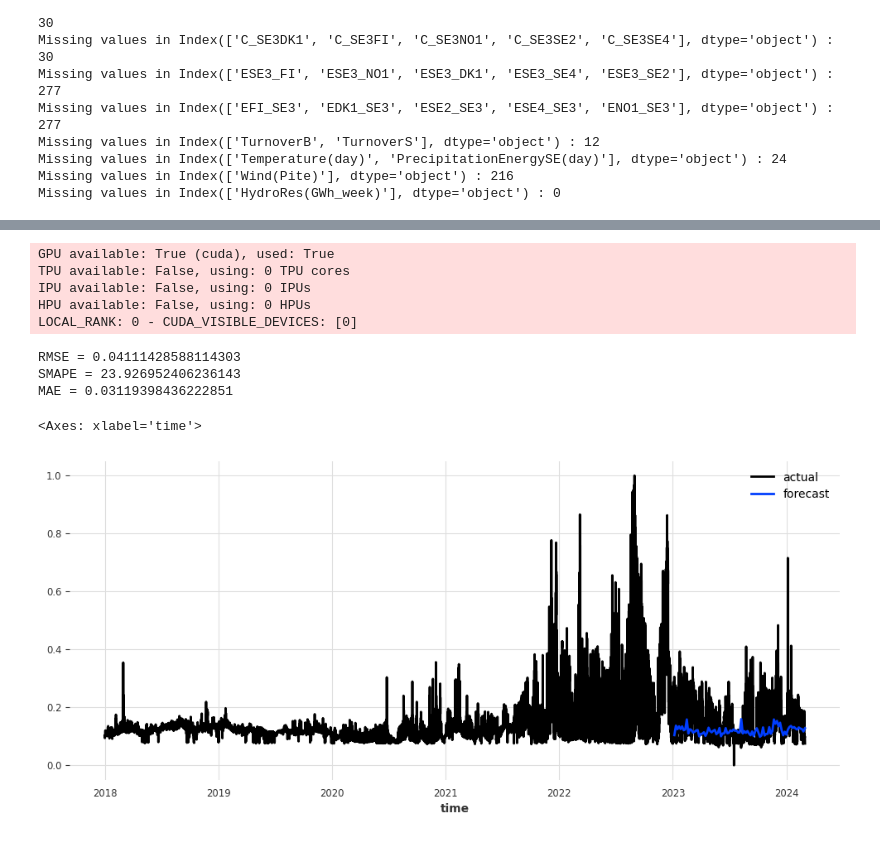
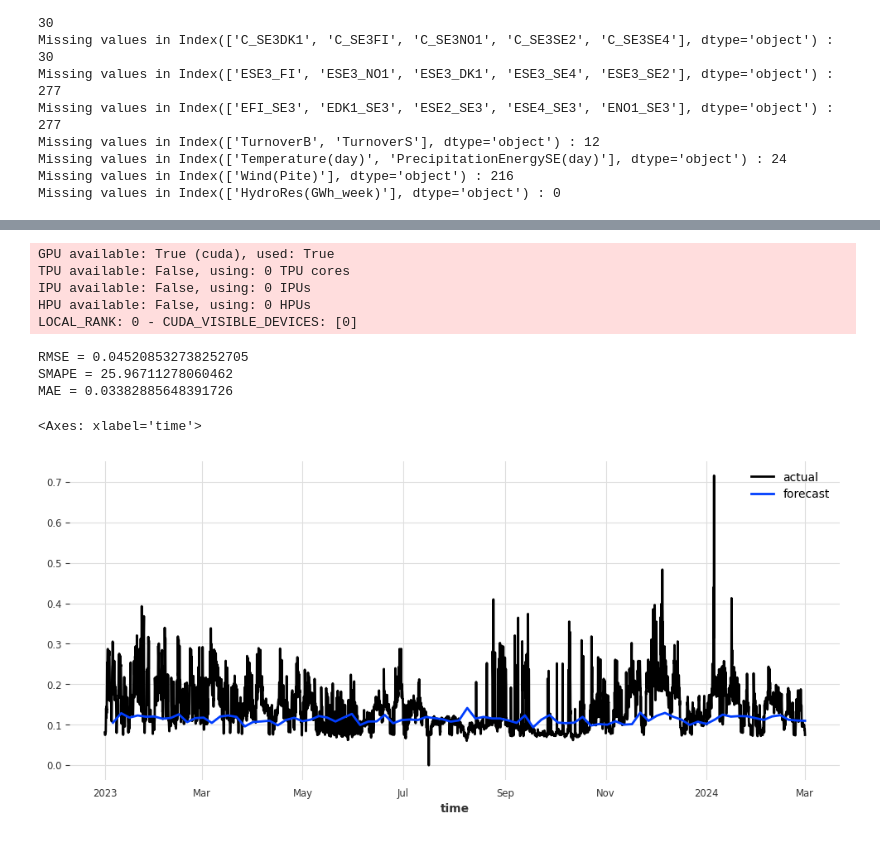
Before and after one commit to dasooni/Seq2seq-Time-series-forecasting, a Jupyter notebook: dart.ipynb, the cells around one changed output, grey strips where cells are left out. Cells and saved outputs as stored; diff of their text form; code cells hidden in the pictures.

```diff
--- a/dart.ipynb
+++ b/dart.ipynb
@@ -55,9 +55,10 @@ import calendar_features as cf
 
 dataset = pd.concat([spot, total_consumption_production,
                      production_se1_mwh, production_se2_mwh, production_se3_mwh, production_se4_mwh,
-                     transTo, transFrom,
-                     flow, capTo, capFrom, exchangeFrom, exchangeTo,
-                     temp_pen, wind_velocities, hydroReservoirs, turnOver], axis=1)
+                     flow,
+                     capTo, capFrom, exchangeFrom, exchangeTo,
+                     turnOver,
+                     wind_velocities, hydroReservoirs, temp_pen, transTo, transFrom], axis=1)
 
 dataset.interpolate(method = 'linear', limit_direction = 'forward', inplace=True, axis=0)
 
@@ -68,6 +69,7 @@ dataset = cf.calendar_transformer(dataset)
 dataset = pd.concat([dataset, holiday_features], axis=1)
 dataset = pd.get_dummies(dataset, columns=["year", "month", "day_of_week", "hour"])
 
+
 dataset.info()
 # %% [output]
 <class 'pandas.core.frame.DataFrame'>
@@ -174,8 +178,0 @@ model_2 = RNNModel(
-# %%
-model.fit(
-    series = [target_train], #TARGET
-    val_series = [target_val],
-    past_covariates = [past_covariates], # ALL PAST COVARIATES
-    val_past_covariates = [past_covariates],
-
-)
@@ -204,33 +211,33 @@ BlockRNNModel(model=LSTM, hidden_dim=32, n_rnn_layers=2, hidden_fc_sizes=None, d
 # %%
 from darts.metrics import smape, mae, rmse
 
 backtest = model.historical_forecasts(target_scaled,
                                       past_covariates = past_covariates,
                                       start = target_test.start_time(),
                                       forecast_horizon = OUTPUT,
                                       stride = OUTPUT,
                                       retrain = False,
                                       verbose = True)
 
 backtest = concatenate(backtest)
 
 print('RMSE = {}'.format(rmse(target_test, backtest)))
 print('SMAPE = {}'.format(smape(target_test, backtest)))
 print('MAE = {}'.format(mae(target_test, backtest)))
 
 
 plt.figure(figsize=(12,5))
-y_test.plot(label='actual')
+target_test.plot(label='actual')
 backtest.plot(label='forecast')
 # %% [output]
 GPU available: True (cuda), used: True
 TPU available: False, using: 0 TPU cores
 IPU available: False, using: 0 IPUs
 HPU available: False, using: 0 HPUs
 LOCAL_RANK: 0 - CUDA_VISIBLE_DEVICES: [0]
-RMSE = 0.04111428588114303
-SMAPE = 23.926952406236143
-MAE = 0.03119398436222851
+RMSE = 0.045208532738252705
+SMAPE = 25.96711278060462
+MAE = 0.03382885648391726
 <Axes: xlabel='time'>
-[figure, old version]
+[figure, new version]
 # %%
```
Also changed, not shown: parts of 7 cells of this notebook, 12 other files.
